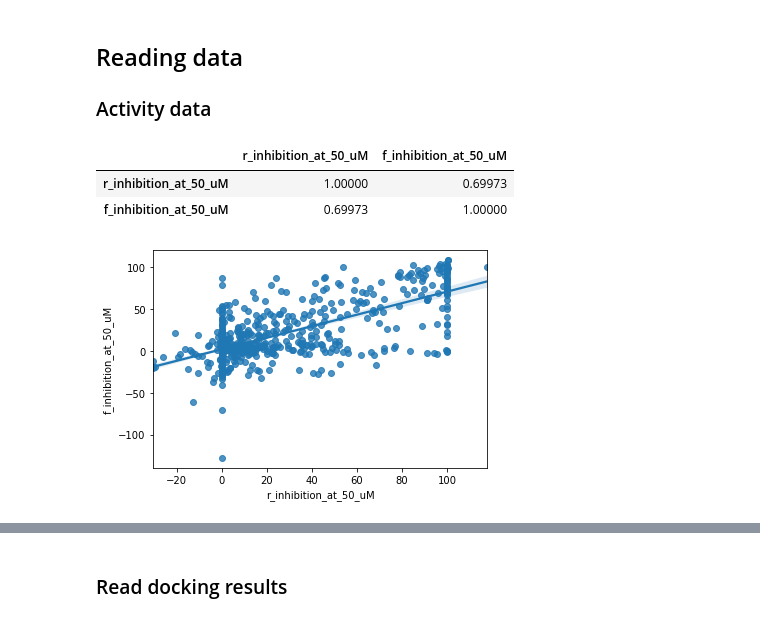
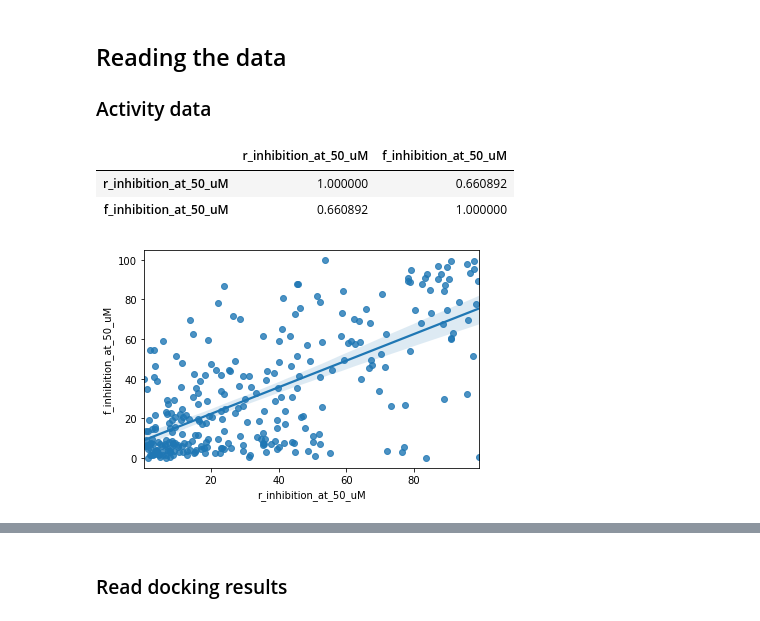
Before and after one commit to caiocrocha/SarsCov2Classifier, a Jupyter notebook: ML.ipynb, the cells around one changed output, grey strips where cells are left out. Cells and saved outputs as stored; diff of their text form; code cells hidden in the pictures.

```diff
--- a/ML.ipynb
+++ b/ML.ipynb
@@ -73,29 +43,31 @@ import subprocess
 # %% [markdown]
-<a id='reading_data'></a>
-## Reading data
-<a id='activity_data'></a>
+<a id='reading'></a>
+## Reading the data
+<a id='activity'></a>
 ### Activity data
 # %%
 def write_data():
     import requests
 
     url = 'https://covid.postera.ai/covid/activity_data.csv'
     r = requests.get(url, allow_redirects=True)
 
     with open('activity_data.csv', 'wb') as f:
         f.write(r.content)
 
 ## Fetch activity data
 #write_data()
 
 # Read activity data
 activity = pd.read_csv('activity_data.csv')
+tmp = activity.query('r_inhibition_at_50_uM > 0 and r_inhibition_at_50_uM < 100 \
+    and f_inhibition_at_50_uM > 0 and f_inhibition_at_50_uM < 100')
 
 # Correlation between "RapidFire" assay and fluorescence assay
-sns.regplot(x=activity['r_inhibition_at_50_uM'], y=activity['f_inhibition_at_50_uM'])
-activity[['r_inhibition_at_50_uM','f_inhibition_at_50_uM']].corr()
+sns.regplot(data=tmp, x='r_inhibition_at_50_uM', y='f_inhibition_at_50_uM')
+tmp[['r_inhibition_at_50_uM','f_inhibition_at_50_uM']].corr()
 # %% [output]
 |  | r_inhibition_at_50_uM | f_inhibition_at_50_uM |
-| r_inhibition_at_50_uM | 1.00000 | 0.69973 |
-| f_inhibition_at_50_uM | 0.69973 | 1.00000 |
+| r_inhibition_at_50_uM | 1.000000 | 0.660892 |
+| f_inhibition_at_50_uM | 0.660892 | 1.000000 |
-[figure, old version]
+[figure, new version]
```
Also changed, not shown: parts of 31 cells of this notebook, 7 other files.
